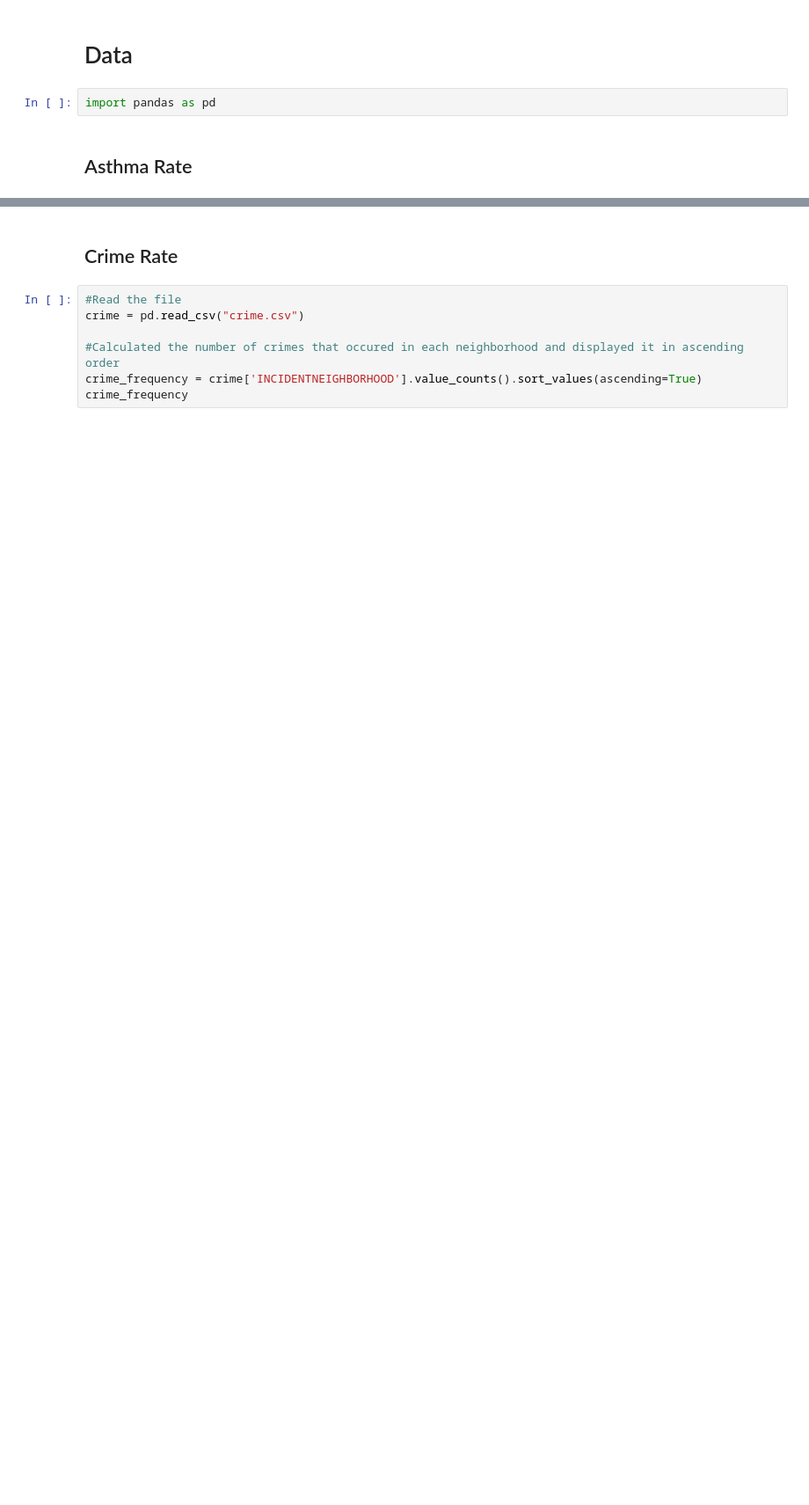
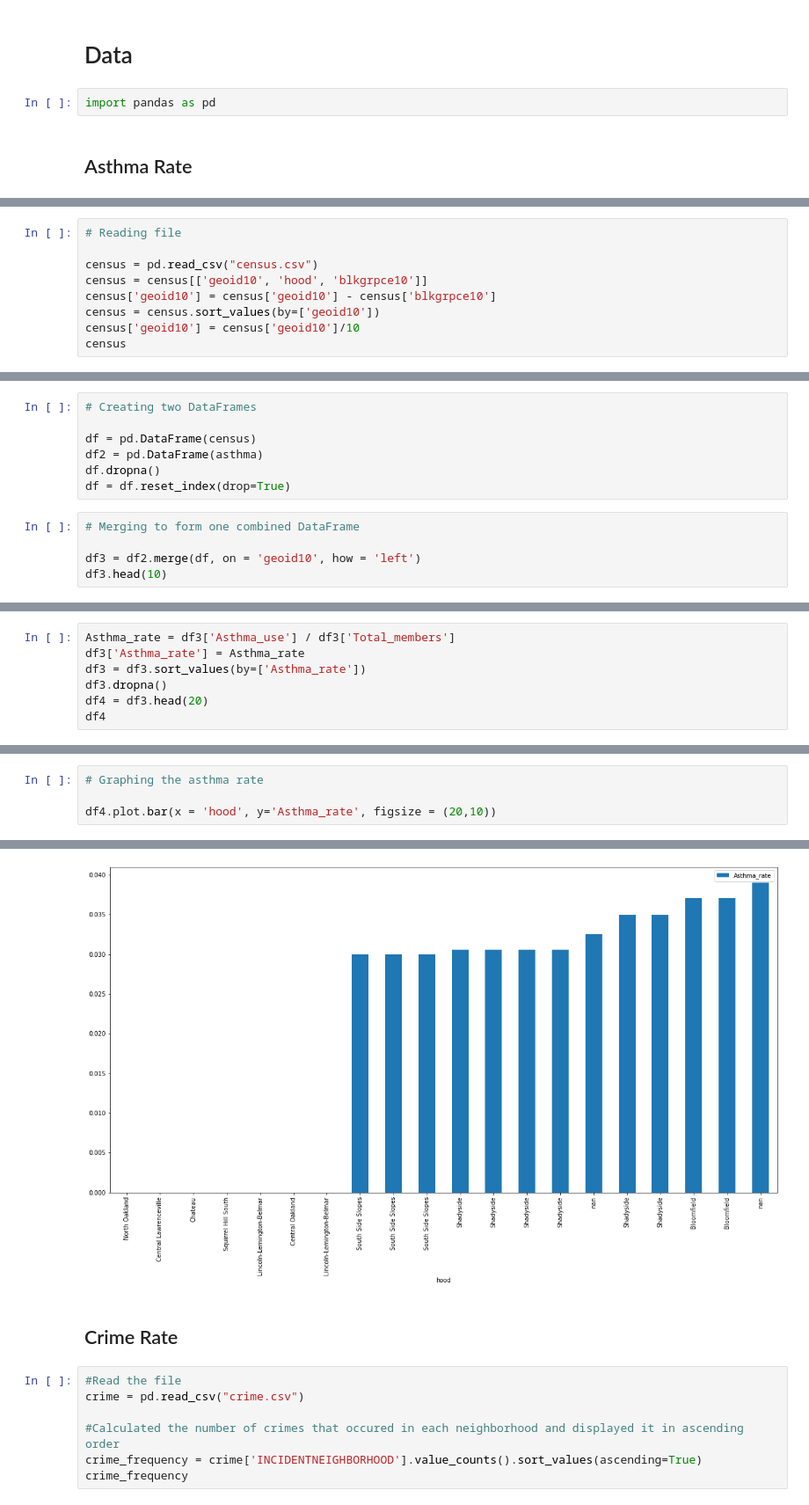
Before and after one commit to nishka-abraham/househunters, a Jupyter notebook: Final_report.ipynb, the cells around one changed output, grey strips where cells are left out. Shown at 88% size. Saved outputs shown, nothing was run; the diff lists cells and outputs as text; blank space fills up the shorter version.

```diff
--- a/Final_report.ipynb
+++ b/Final_report.ipynb
@@ -20,0 +51,9 @@ import pandas as pd
+# %%
+# Reading file
+
+census = pd.read_csv("census.csv")
+census = census[['geoid10', 'hood', 'blkgrpce10']]
+census['geoid10'] = census['geoid10'] - census['blkgrpce10']
+census = census.sort_values(by=['geoid10'])
+census['geoid10'] = census['geoid10']/10
+census
@@ -20,0 +74,12 @@ import pandas as pd
+# %%
+# Creating two DataFrames
+
+df = pd.DataFrame(census)
+df2 = pd.DataFrame(asthma)
+df.dropna()
+df = df.reset_index(drop=True)
+# %%
+# Merging to form one combined DataFrame
+
+df3 = df2.merge(df, on = 'geoid10', how = 'left')
+df3.head(10)
@@ -20,0 +98,7 @@ import pandas as pd
+# %%
+Asthma_rate = df3['Asthma_use'] / df3['Total_members']
+df3['Asthma_rate'] = Asthma_rate
+df3 = df3.sort_values(by=['Asthma_rate'])
+df3.dropna()
+df4 = df3.head(20)
+df4
@@ -20,0 +123,5 @@ import pandas as pd
+# %%
+# Graphing the asthma rate
+
+df4.plot.bar(x = 'hood', y='Asthma_rate', figsize = (20,10))
+# %% [output]
@@ -21,3 +129,4 @@ import pandas as pd
+[figure, added]
 # %% [markdown]
 ## Crime Rate
 # %%
```
Also changed, not shown: parts of 11 cells of this notebook.
